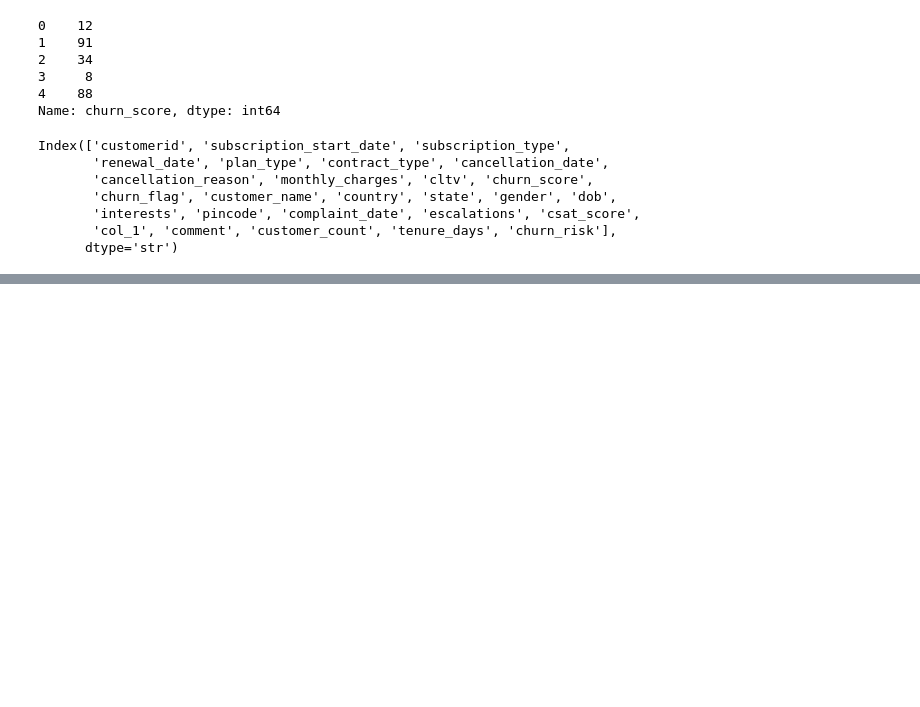
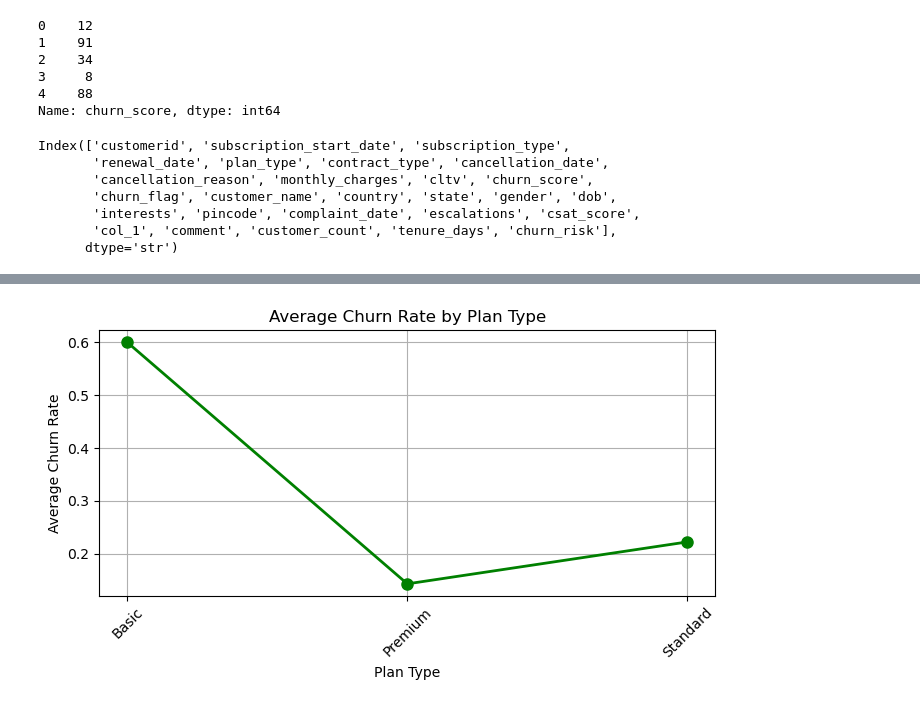
Before and after one commit to Manshavatsh0123/customer-churn-data-analysis, a Jupyter notebook: churn_analysis.ipynb, the cells around one changed output, grey strips where cells are left out. Saved outputs shown, nothing was run; the diff lists cells and outputs as text; code cells hidden in the pictures; blank space fills up the shorter version.

```diff
--- a/churn_analysis.ipynb
+++ b/churn_analysis.ipynb
@@ -585,0 +638,27 @@ df[['churn_risk','churn_score']].head()
+# %%
+churn_plan = df_visual.groupby('plan_type')['churn_flag'].mean()
+
+plt.figure(figsize=(7, 4))
+
+plt.plot(
+    churn_plan.index.astype(str),
+    churn_plan.values,
+    marker='o',
+    color='green',
+    linewidth=2,
+    markersize=8
+)
+
+plt.title("Average Churn Rate by Plan Type")
+plt.xlabel("Plan Type")
+plt.ylabel("Average Churn Rate")
+plt.xticks(rotation=45)
+plt.grid(True)
+plt.tight_layout()
+
+# Save the plot
+plt.savefig("plots/churn_rate_by_plan_type.png", dpi=300, bbox_inches="tight")
+
+plt.show()
+# %% [output]
+[figure, added]
```
Also changed, not shown: parts of 13 cells of this notebook, 4 other files.
